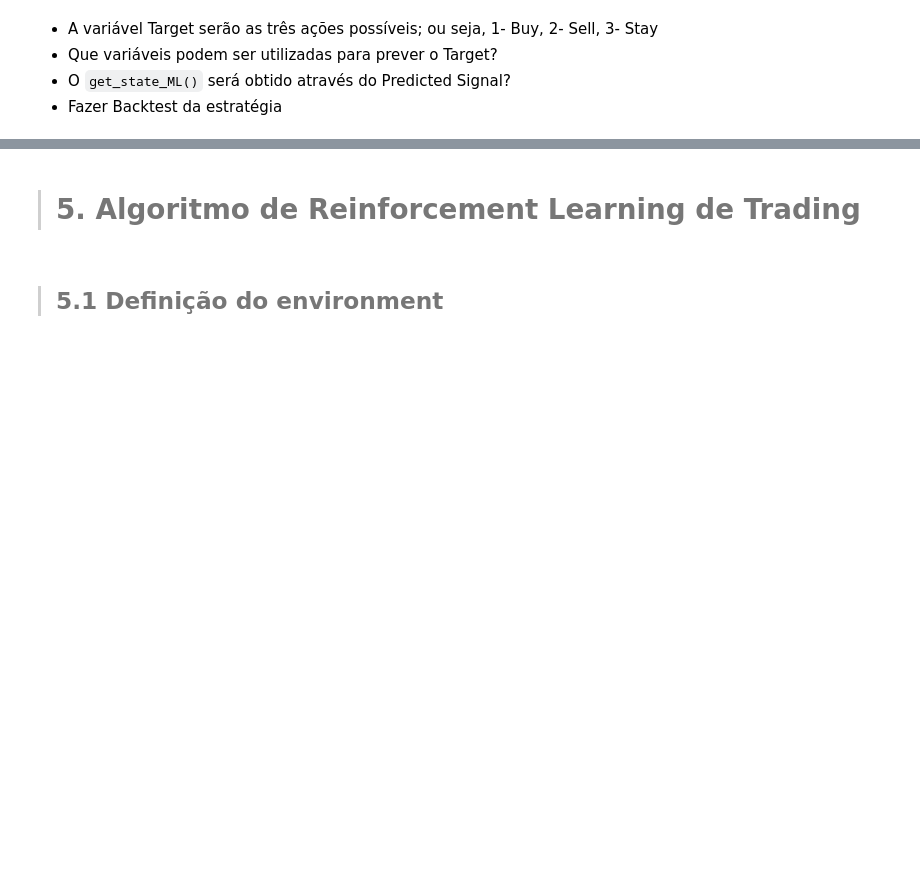
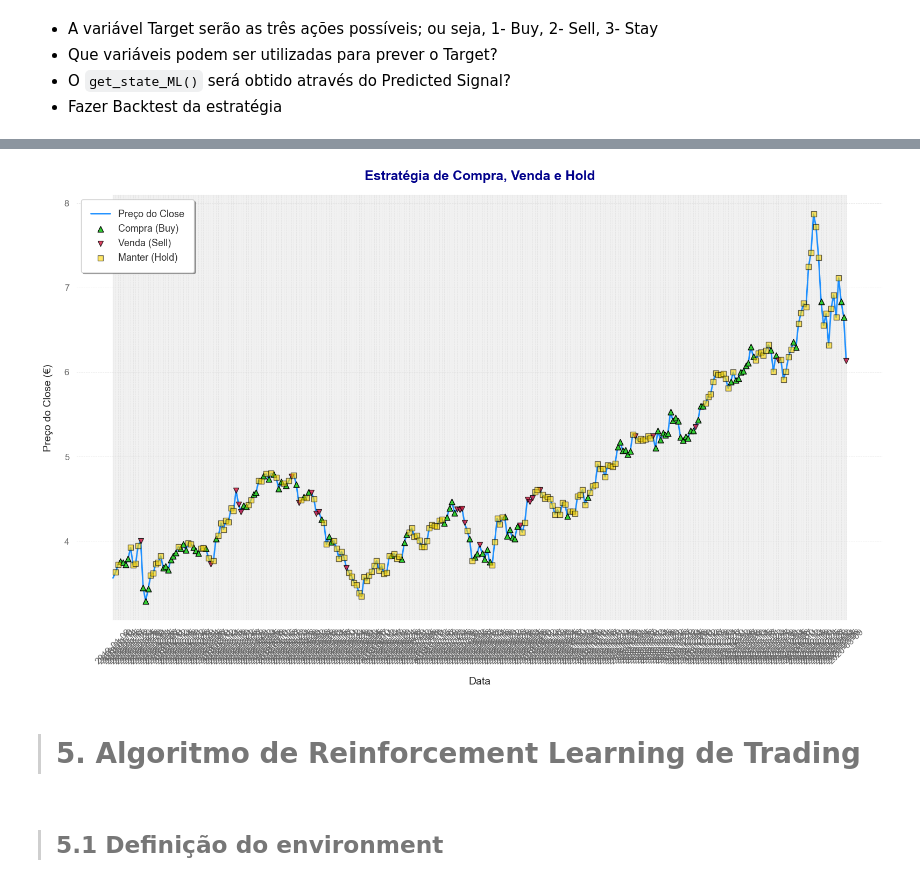
Before and after one commit to JoniFB03/OEOD, a Jupyter notebook: notebooks/Projeto_OEOD-Grupo7.ipynb, the cells around one changed output, grey strips where cells are left out. Cells and saved outputs as stored; diff of their text form; code cells hidden in the pictures; blank space fills up the shorter version.

```diff
--- a/notebooks/Projeto_OEOD-Grupo7.ipynb
+++ b/notebooks/Projeto_OEOD-Grupo7.ipynb
@@ -876,3 +1002,51 @@ y_pred = model.predict(X_test)
+# %%
+def plot_trading_strategy(data, predictions, test_indices):
+    # Criar listas para guardar os índices de compra, venda e hold
+    buy_signals = []
+    sell_signals = []
+    hold_signals = []
+
+    for i in range(1, len(test_indices)):
+        idx = test_indices[i]  # Obter o índice
+        if predictions[i] == 1:  # Sinal de compra (Buy)
+            buy_signals.append(idx)
+        elif predictions[i] == 2:  # Sinal de venda (Sell)
+            sell_signals.append(idx)
+        elif predictions[i] == 0:  # Sinal de hold (Hold)
+            hold_signals.append(idx)
+
+    # Criar o gráfico
+    plt.figure(figsize=(16, 10))
+    plt.plot(data.index[test_indices], data['Close'].iloc[test_indices], label='Preço do Close', color='dodgerblue', lw=2, zorder=1)
+
+    # Adicionar pontos de compra (verde), venda (vermelho) e hold (cinza) com zorder maior
+    plt.scatter(data.index[buy_signals], data['Close'].iloc[buy_signals],
+                color='limegreen', label='Compra (Buy)', marker='^', edgecolor='black', s=60, alpha=1, zorder=2)
+    plt.scatter(data.index[sell_signals], data['Close'].iloc[sell_signals],
+                color='crimson', label='Venda (Sell)', marker='v', edgecolor='black', s=50, alpha=0.8, zorder=3)
+    plt.scatter(data.index[hold_signals], data['Close'].iloc[hold_signals],
+                color='gold', label='Manter (Hold)', marker='s', edgecolor='black', s=50, alpha=0.6, zorder=4)
+
+    # Melhorias no gráfico
+    plt.title('Estratégia de Compra, Venda e Hold', fontsize=18, weight='bold', pad=20, color='darkblue')
+    plt.xlabel('Data', fontsize=14, labelpad=15)
+    plt.ylabel('Preço do Close (€)', fontsize=14, labelpad=15)
+    plt.xticks(fontsize=12, rotation=45)
+    plt.yticks(fontsize=12)
+    plt.legend(fontsize=13, loc='upper left', frameon=True, fancybox=True, shadow=True, borderpad=1)
+    plt.grid(True, linestyle='--', linewidth=0.6, alpha=0.7)
+
+    # Adicionar área de fundo para destacar o período de teste
+    plt.axvspan(data.index[test_indices[0]], data.index[test_indices[-1]], color='lightgray', alpha=0.3, label='Período de Teste', zorder=0)
+
+    # Mostrar o gráfico
+    plt.tight_layout()
+    plt.show()
+
+# Chamar a função com os dados de teste
+plot_trading_strategy(data_ML_Cla, y_pred, range(len(X_test)))
+# %% [output]
+[figure, added]
 # %% [markdown]
 # <a class='anchor' id='5'></a>
 
```
Also changed, not shown: parts of 24 cells of this notebook.
